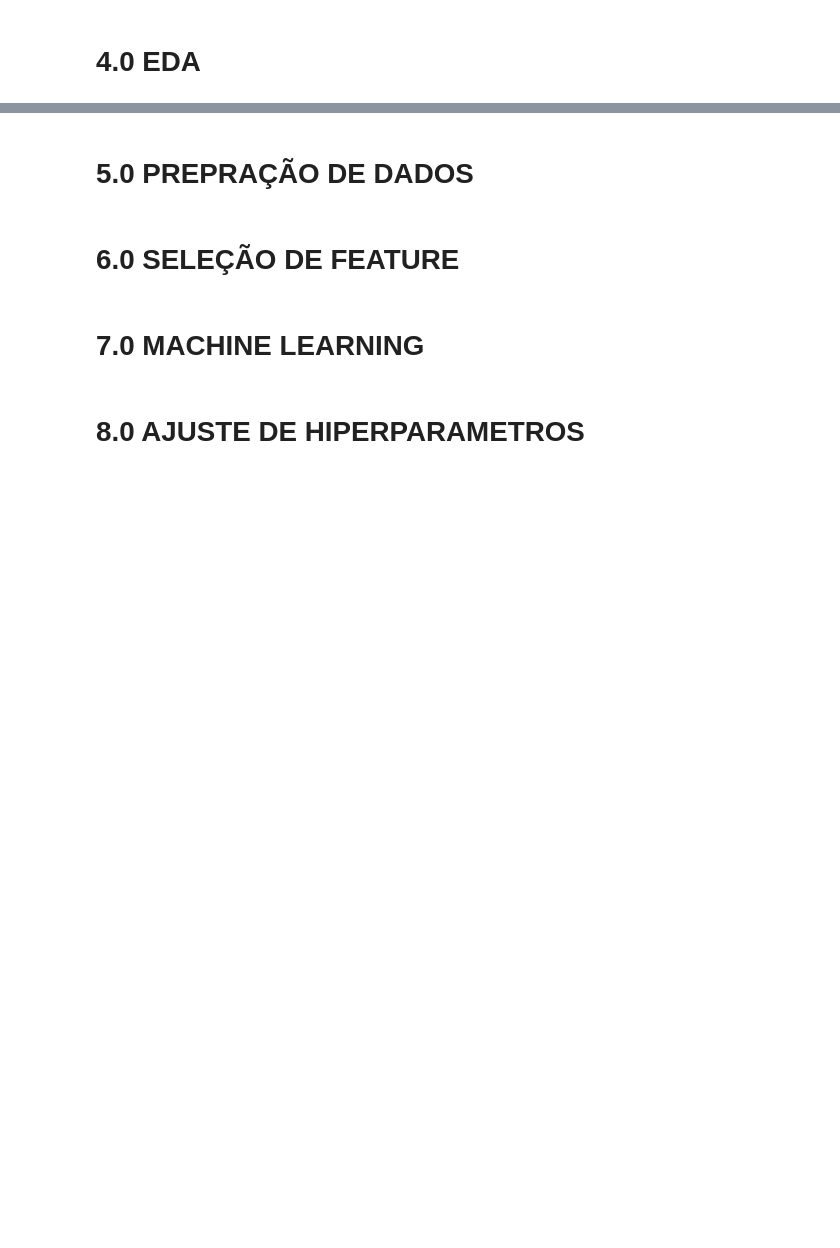
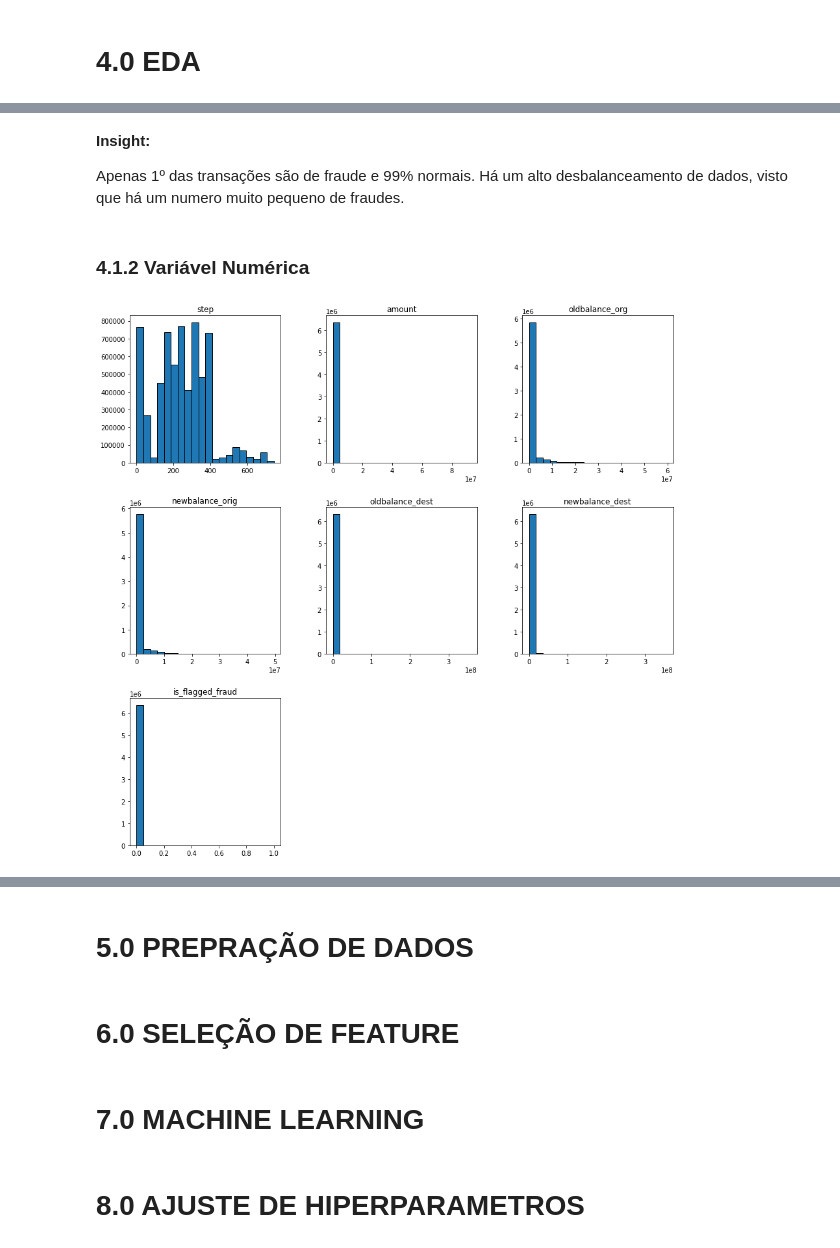
Before and after one commit to Jhonatanslopes/Financial-Fraud-Detection, a Jupyter notebook: notebook/notebook.ipynb, the cells around one changed output, grey strips where cells are left out. Drawn from its saved outputs; the diff is of its cells as text; code cells hidden in the pictures; blank space fills up the shorter version.

Commit message:
add insights

```diff
--- a/notebook/notebook.ipynb
+++ b/notebook/notebook.ipynb
@@ -181,0 +281,14 @@ sns.barplot(x=values_cat.index, y=values_cat.values);
+# %% [markdown]
+**Insight:**
+
+Apenas 1º das transações são de fraude e 99% normais. Há um alto desbalanceamento de dados, visto que há um numero muito pequeno de fraudes.
+# %% [markdown]
+### 4.1.2 Variável Numérica
+# %%
+# Filter numerical atributes
+num = df4.select_dtypes(include=['int64', 'float64']).drop(columns=['is_fraud'])
+
+# Figure
+num.hist(grid=False, bins=20, ec='k', figsize=(15, 15));
+# %% [output]
+[figure, added]
```
Also changed, not shown: parts of 35 cells of this notebook, 1 other file.
